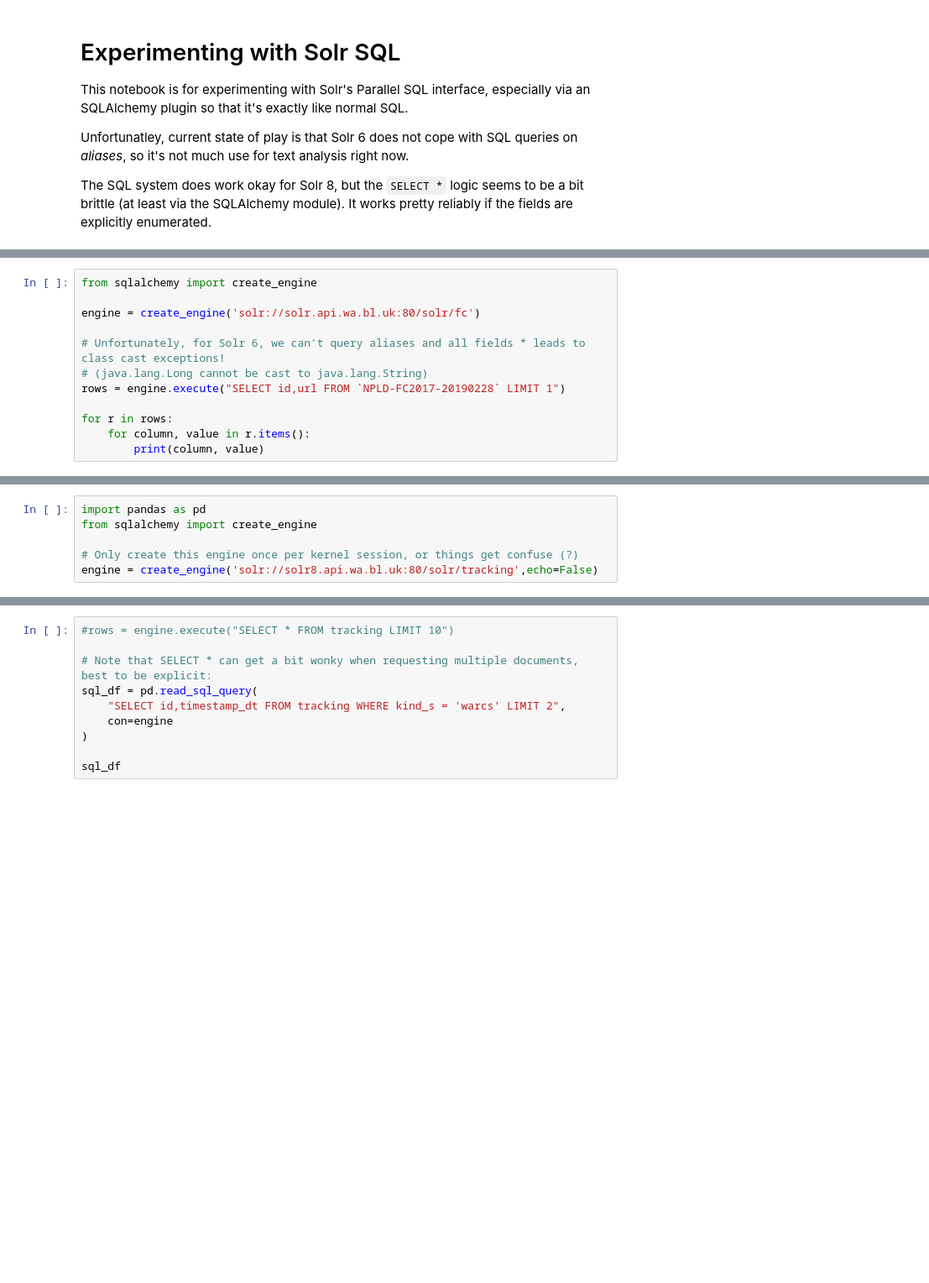
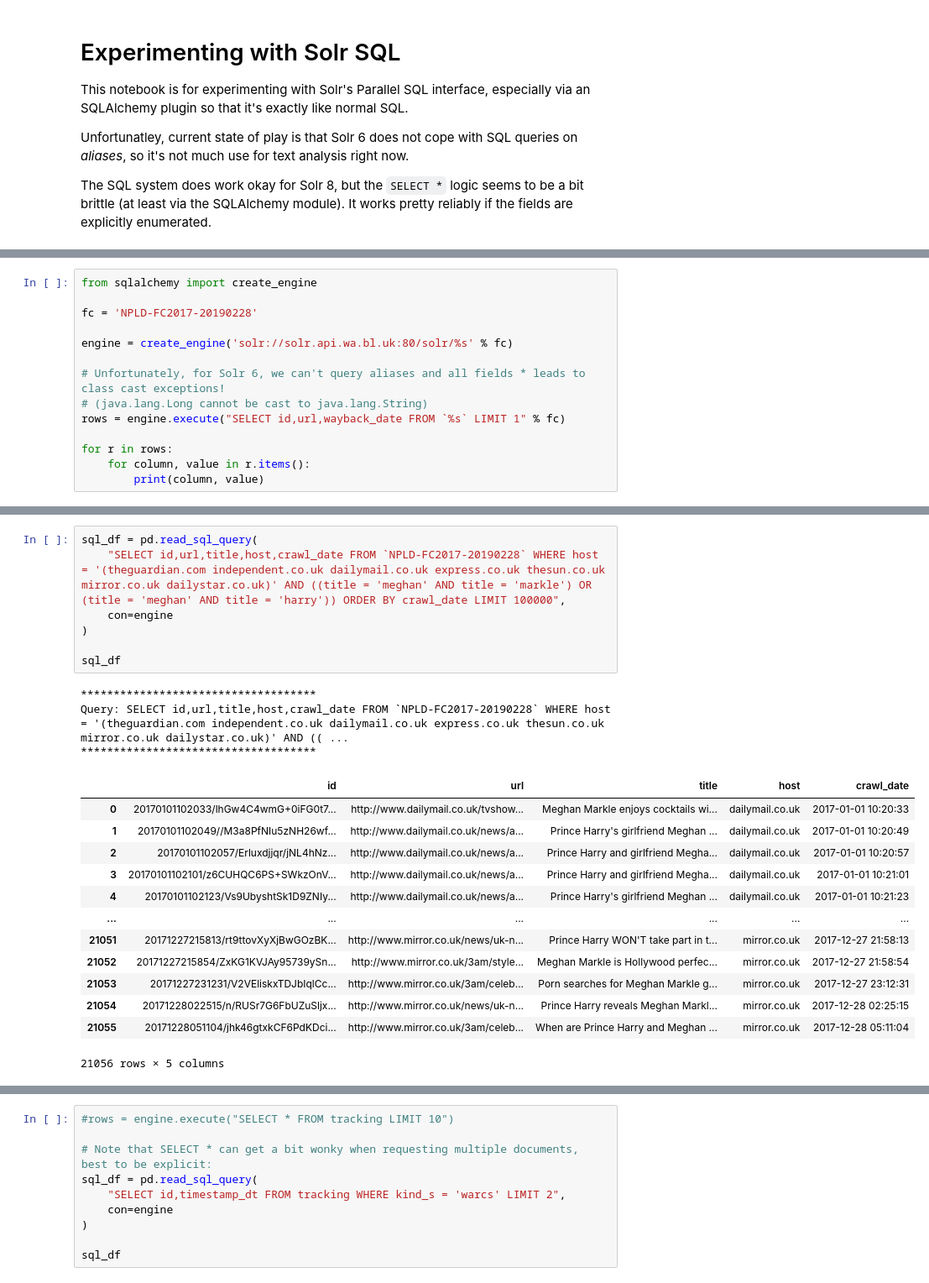
Before and after one commit to ukwa/ukwa-notebook-apps, a Jupyter notebook: solr/solr-sql.ipynb, the cells around one changed output, grey strips where cells are left out. Shown at 84% size. Cells and saved outputs as stored; diff of their text form; blank space fills up the shorter version.

```diff
--- a/solr/solr-sql.ipynb
+++ b/solr/solr-sql.ipynb
@@ -25,11 +25,13 @@ Requirement already satisfied: six>=1.5 in /opt/conda/lib/python3.7/site-package
 # %%
 from sqlalchemy import create_engine
 
-engine = create_engine('solr://solr.api.wa.bl.uk:80/solr/fc')
+fc = 'NPLD-FC2017-20190228'
+
+engine = create_engine('solr://solr.api.wa.bl.uk:80/solr/%s' % fc)
 
 # Unfortunately, for Solr 6, we can't query aliases and all fields * leads to class cast exceptions!
 # (java.lang.Long cannot be cast to java.lang.String)
-rows = engine.execute("SELECT id,url FROM `NPLD-FC2017-20190228` LIMIT 1")
+rows = engine.execute("SELECT id,url,wayback_date FROM `%s` LIMIT 1" % fc)
 
 for r in rows:
     for column, value in r.items():
@@ -43,9 +46,3 @@ url http://www.newquayvoice.co.uk/news/5/article/2920/
 ************************************
 Catched StopIteration in fetchone
 ************************************
-# %%
-import pandas as pd
-from sqlalchemy import create_engine
-
-# Only create this engine once per kernel session, or things get confuse (?)
-engine = create_engine('solr://solr8.api.wa.bl.uk:80/solr/tracking',echo=False)
@@ -51,0 +67,24 @@ engine = create_engine('solr://solr8.api.wa.bl.uk:80/solr/tracking',echo=False)
+# %%
+sql_df = pd.read_sql_query(
+    "SELECT id,url,title,host,crawl_date FROM `NPLD-FC2017-20190228` WHERE host = '(theguardian.com independent.co.uk dailymail.co.uk express.co.uk thesun.co.uk mirror.co.uk dailystar.co.uk)' AND ((title = 'meghan' AND title = 'markle') OR (title = 'meghan' AND title = 'harry')) ORDER BY crawl_date LIMIT 100000",
+    con=engine
+)
+
+sql_df
+# %% [output]
+************************************
+Query: SELECT id,url,title,host,crawl_date FROM `NPLD-FC2017-20190228` WHERE host = '(theguardian.com independent.co.uk dailymail.co.uk express.co.uk thesun.co.uk mirror.co.uk dailystar.co.uk)' AND (( ...
+************************************
+|  | id | url | title | host | crawl_date |
+| 0 | 20170101102033/lhGw4C4wmG+0iFG0t7... | http://www.dailymail.co.uk/tvshow... | Meghan Markle enjoys cocktails wi... | dailymail.co.uk | 2017-01-01 10:20:33 |
+| 1 | 20170101102049//M3a8PfNIu5zNH26wf... | http://www.dailymail.co.uk/news/a... | Prince Harry's girlfriend Meghan ... | dailymail.co.uk | 2017-01-01 10:20:49 |
+| 2 | 20170101102057/Erluxdjjqr/jNL4hNz... | http://www.dailymail.co.uk/news/a... | Prince Harry and girlfriend Megha... | dailymail.co.uk | 2017-01-01 10:20:57 |
+| 3 | 20170101102101/z6CUHQC6PS+SWkzOnV... | http://www.dailymail.co.uk/news/a... | Prince Harry and girlfriend Megha... | dailymail.co.uk | 2017-01-01 10:21:01 |
+| 4 | 20170101102123/Vs9UbyshtSk1D9ZNIy... | http://www.dailymail.co.uk/news/a... | Prince Harry's girlfriend Meghan ... | dailymail.co.uk | 2017-01-01 10:21:23 |
+| ... | ... | ... | ... | ... | ... |
+| 21051 | 20171227215813/rt9ttovXyXjBwGOzBK... | http://www.mirror.co.uk/news/uk-n... | Prince Harry WON'T take part in t... | mirror.co.uk | 2017-12-27 21:58:13 |
+| 21052 | 20171227215854/ZxKG1KVJAy95739ySn... | http://www.mirror.co.uk/3am/style... | Meghan Markle is Hollywood perfec... | mirror.co.uk | 2017-12-27 21:58:54 |
+| 21053 | 20171227231231/V2VEliskxTDJbIqlCc... | http://www.mirror.co.uk/3am/celeb... | Porn searches for Meghan Markle g... | mirror.co.uk | 2017-12-27 23:12:31 |
+| 21054 | 20171228022515/n/RUSr7G6FbUZuSljx... | http://www.mirror.co.uk/news/uk-n... | Prince Harry reveals Meghan Markl... | mirror.co.uk | 2017-12-28 02:25:15 |
+| 21055 | 20171228051104/jhk46gtxkCF6PdKDci... | http://www.mirror.co.uk/3am/celeb... | When are Prince Harry and Meghan ... | mirror.co.uk | 2017-12-28 05:11:04 |
+21056 rows × 5 columns
```
Also changed, not shown: parts of 3 cells of this notebook, 3 other files.
